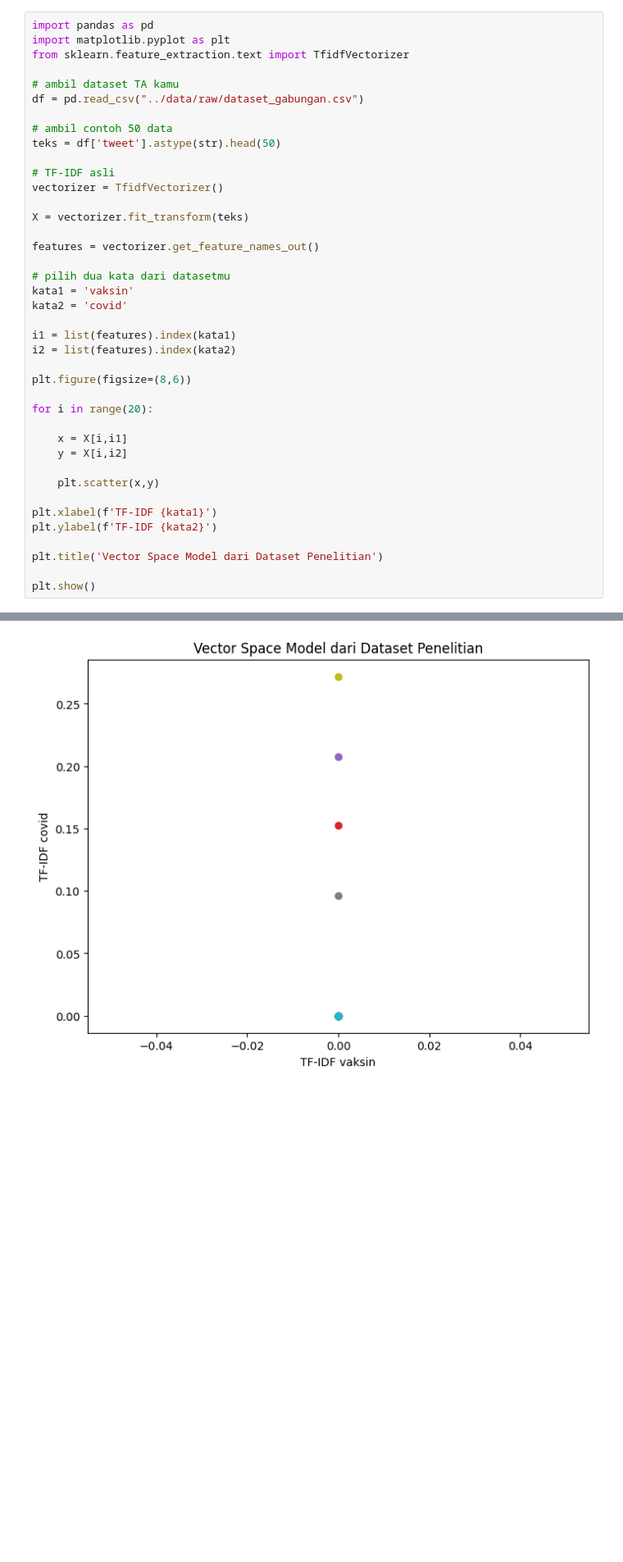
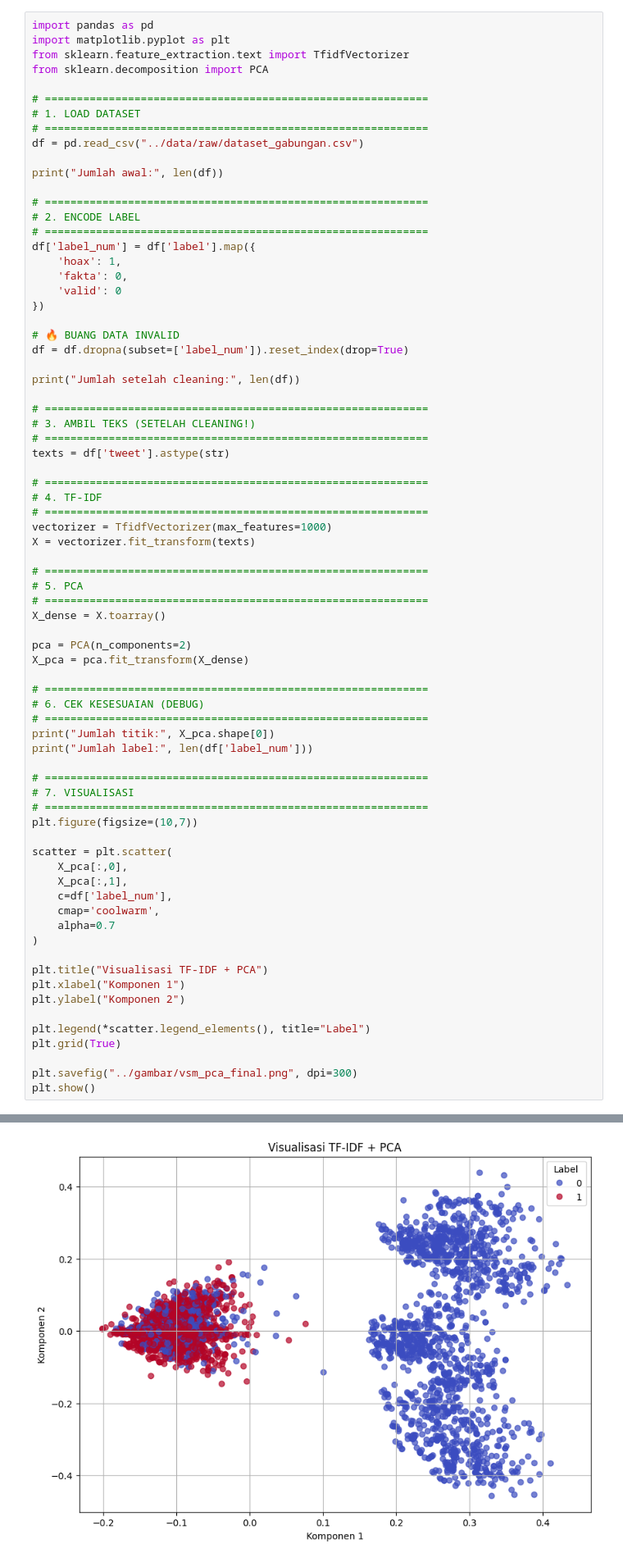
Before and after one commit to Fauzan2617/IndoHoax-Stacking-Detector---Stacking-Ensemble, a Jupyter notebook: notebooks/PerhitungansplitdanVSM.ipynb, the cells around one changed output, grey strips where cells are left out. Shown at 82% size. Drawn from its saved outputs; the diff is of its cells as text; blank space fills up the shorter version.

```diff
--- a/notebooks/PerhitungansplitdanVSM.ipynb
+++ b/notebooks/PerhitungansplitdanVSM.ipynb
@@ -2,40 +2,74 @@
 import pandas as pd
 import matplotlib.pyplot as plt
 from sklearn.feature_extraction.text import TfidfVectorizer
+from sklearn.decomposition import PCA
 
-# ambil dataset TA kamu
+# ============================================================
+# 1. LOAD DATASET
+# ============================================================
 df = pd.read_csv("../data/raw/dataset_gabungan.csv")
 
-# ambil contoh 50 data
-teks = df['tweet'].astype(str).head(50)
+print("Jumlah awal:", len(df))
 
-# TF-IDF asli
-vectorizer = TfidfVectorizer()
+# ============================================================
+# 2. ENCODE LABEL
+# ============================================================
+df['label_num'] = df['label'].map({
+    'hoax': 1,
+    'fakta': 0,
+    'valid': 0
+})
 
-X = vectorizer.fit_transform(teks)
+# 🔥 BUANG DATA INVALID
+df = df.dropna(subset=['label_num']).reset_index(drop=True)
 
-features = vectorizer.get_feature_names_out()
+print("Jumlah setelah cleaning:", len(df))
 
-# pilih dua kata dari datasetmu
-kata1 = 'vaksin'
-kata2 = 'covid'
+# ============================================================
+# 3. AMBIL TEKS (SETELAH CLEANING!)
+# ============================================================
+texts = df['tweet'].astype(str)
 
-i1 = list(features).index(kata1)
-i2 = list(features).index(kata2)
+# ============================================================
+# 4. TF-IDF
+# ============================================================
+vectorizer = TfidfVectorizer(max_features=1000)
+X = vectorizer.fit_transform(texts)
 
-plt.figure(figsize=(8,6))
+# ============================================================
+# 5. PCA
+# ============================================================
+X_dense = X.toarray()
 
-for i in range(20):
+pca = PCA(n_components=2)
+X_pca = pca.fit_transform(X_dense)
 
-    x = X[i,i1]
-    y = X[i,i2]
+# ============================================================
+# 6. CEK KESESUAIAN (DEBUG)
+# ============================================================
+print("Jumlah titik:", X_pca.shape[0])
+print("Jumlah label:", len(df['label_num']))
 
-    plt.scatter(x,y)
+# ============================================================
+# 7. VISUALISASI
+# ============================================================
+plt.figure(figsize=(10,7))
 
-plt.xlabel(f'TF-IDF {kata1}')
-plt.ylabel(f'TF-IDF {kata2}')
+scatter = plt.scatter(
+    X_pca[:,0],
+    X_pca[:,1],
+    c=df['label_num'],
+    cmap='coolwarm',
+    alpha=0.7
+)
 
-plt.title('Vector Space Model dari Dataset Penelitian')
+plt.title("Visualisasi TF-IDF + PCA")
+plt.xlabel("Komponen 1")
+plt.ylabel("Komponen 2")
 
+plt.legend(*scatter.legend_elements(), title="Label")
+plt.grid(True)
+
+plt.savefig("../gambar/vsm_pca_final.png", dpi=300)
 plt.show()
 # %% [output]
@@ -42 +80 @@ plt.show()
-[figure, old version]
+[figure, new version]
```
Also changed, not shown: parts of 3 cells of this notebook, 10 other files.
